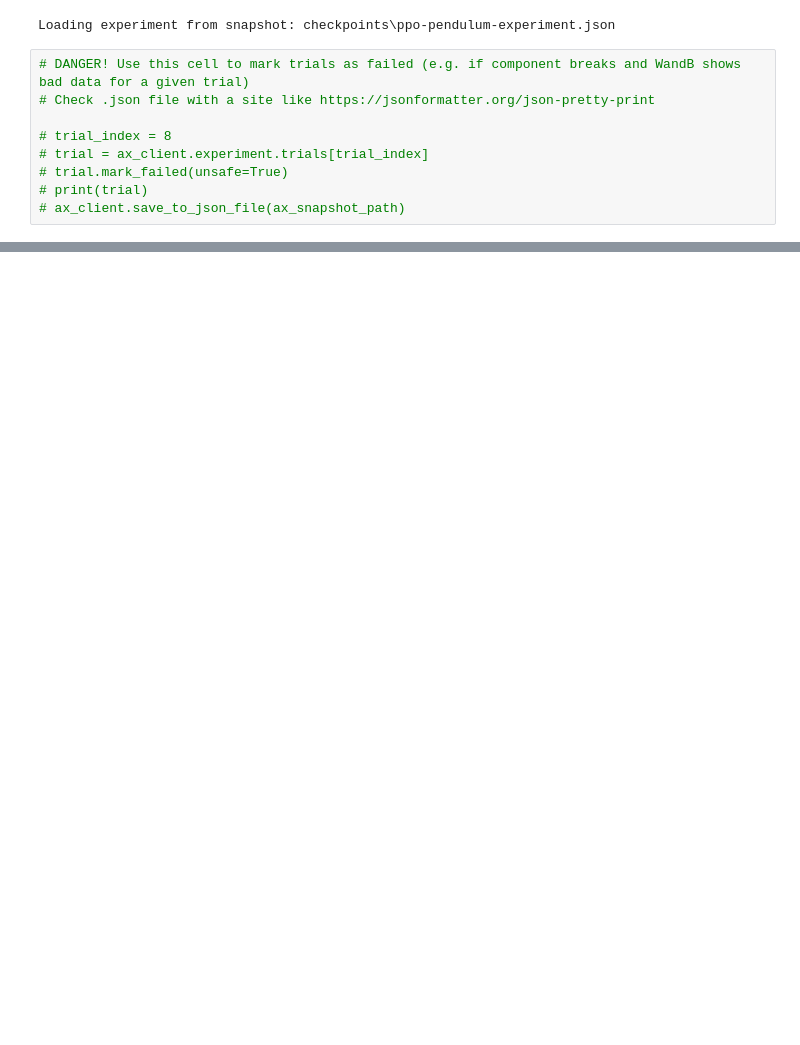
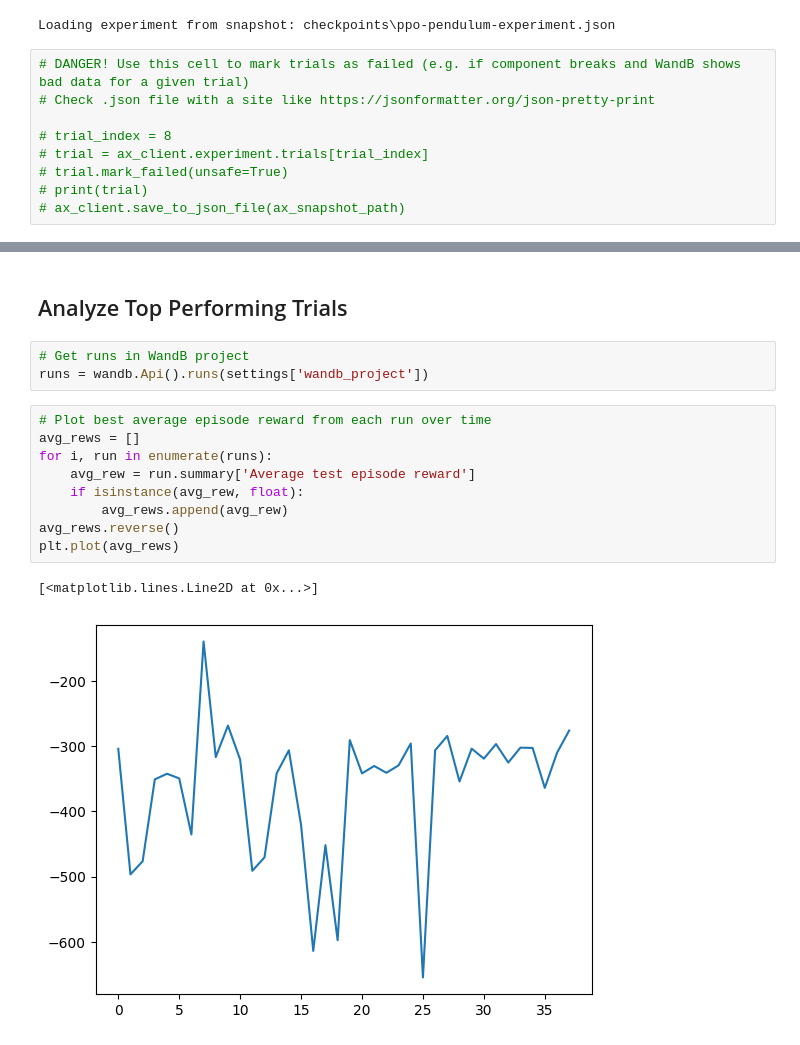
Before and after one commit to ShawnHymel/pendulum-rl, a Jupyter notebook: pendulum-rl.ipynb, the cells around one changed output, grey strips where cells are left out. Saved outputs shown, nothing was run; the diff lists cells and outputs as text; blank space fills up the shorter version.

Commit message:
40 HPO trials complete

```diff
--- a/pendulum-rl.ipynb
+++ b/pendulum-rl.ipynb
@@ -1068,0 +1035,17 @@ KeyboardInterrupt:
+# %% [markdown]
+## Analyze Top Performing Trials
+# %%
+# Get runs in WandB project
+runs = wandb.Api().runs(settings['wandb_project'])
+# %%
+# Plot best average episode reward from each run over time
+avg_rews = []
+for i, run in enumerate(runs):
+    avg_rew = run.summary['Average test episode reward']
+    if isinstance(avg_rew, float):
+        avg_rews.append(avg_rew)
+avg_rews.reverse()
+plt.plot(avg_rews)
+# %% [output]
+[<matplotlib.lines.Line2D at 0x...>]
+[figure, added]
```
Also changed, not shown: parts of 7 cells of this notebook, 12 other files.
